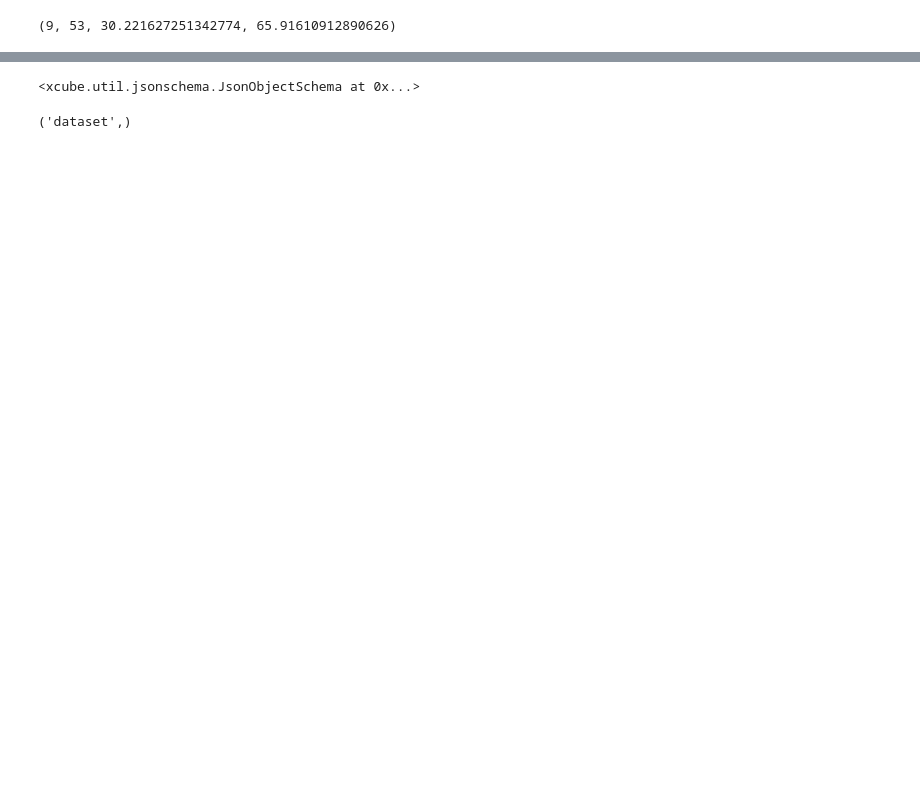
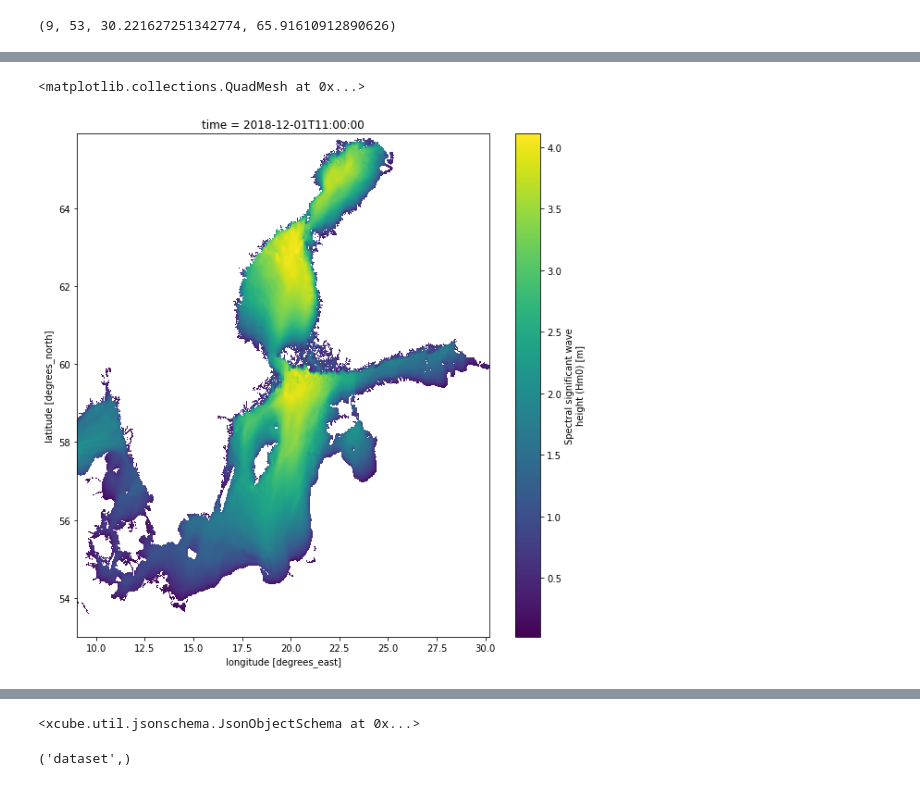
Before and after one commit to xcube-dev/xcube-cmems, a Jupyter notebook: examples/notebooks/cmems_ds_example.ipynb, the cells around one changed output, grey strips where cells are left out. Saved outputs shown, nothing was run; the diff lists cells and outputs as text; code cells hidden in the pictures; blank space fills up the shorter version.

```diff
--- a/examples/notebooks/cmems_ds_example.ipynb
+++ b/examples/notebooks/cmems_ds_example.ipynb
@@ -71 +86,6 @@ Data variables: (12/17)
+# %%
+ds.VHM0[10].plot(figsize=(10, 10))
+# %% [output]
+<matplotlib.collections.QuadMesh at 0x...>
+[figure, added]
 # %%
```
Also changed, not shown: parts of 4 cells of this notebook, 3 other files.
